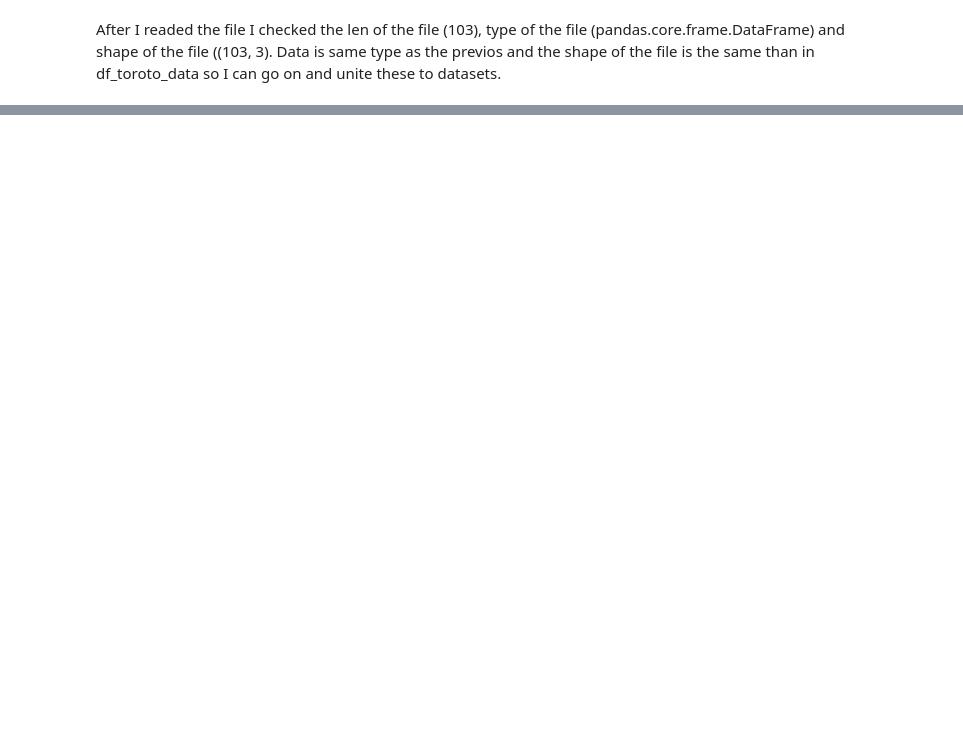
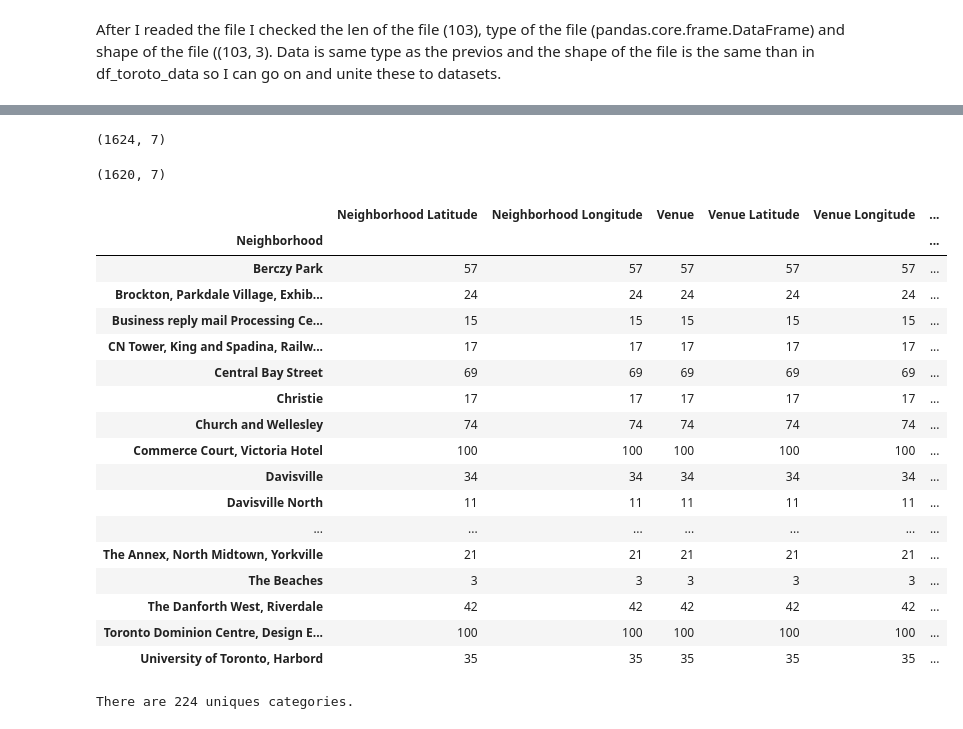
Before and after one commit to Joor83/Coursera_Capstone, a Jupyter notebook: Segmenting and Clustering Neighborhoods in Toronto.ipynb, the cells around one changed output, grey strips where cells are left out. Drawn from its saved outputs; the diff is of its cells as text; code cells hidden in the pictures; blank space fills up the shorter version.

```diff
--- a/Segmenting and Clustering Neighborhoods in Toronto.ipynb
+++ b/Segmenting and Clustering Neighborhoods in Toronto.ipynb
@@ -72,0 +212,5 @@ df_data_toronto.head(12)
+# %%
+# now I will send the GET request !!!! MIKSI TUOTA JSON JUTTUA KÄYTETÄÄN TÄSSÄ?
+
+results = requests.get(url).json()
+results
@@ -76,0 +376,41 @@ print(df_data_toronto.shape)
+# %%
+#shape on orginal dataset
+toronto_central_venues.shape
+# %% [output]
+(1624, 7)
+# %%
+#cleanin out of venues the category Neighbourhood and gettin cleaner dataset to continue whit
+
+toronto_central_venues = toronto_central_venues[toronto_central_venues['Venue Category']!='Neighborhood']
+toronto_central_venues.shape
+# %% [output]
+(1620, 7)
+# %%
+# now I will goupby and count venues in each neigborhoods
+
+toronto_central_venues.groupby('Neighborhood').count()
+# %% [output]
+|  | Neighborhood Latitude | Neighborhood Longitude | Venue | Venue Latitude | Venue Longitude | ... |
+| Neighborhood |  |  |  |  |  | ... |
+| Berczy Park | 57 | 57 | 57 | 57 | 57 | ... |
+| Brockton, Parkdale Village, Exhib... | 24 | 24 | 24 | 24 | 24 | ... |
+| Business reply mail Processing Ce... | 15 | 15 | 15 | 15 | 15 | ... |
+| CN Tower, King and Spadina, Railw... | 17 | 17 | 17 | 17 | 17 | ... |
+| Central Bay Street | 69 | 69 | 69 | 69 | 69 | ... |
+| Christie | 17 | 17 | 17 | 17 | 17 | ... |
+| Church and Wellesley | 74 | 74 | 74 | 74 | 74 | ... |
+| Commerce Court, Victoria Hotel | 100 | 100 | 100 | 100 | 100 | ... |
+| Davisville | 34 | 34 | 34 | 34 | 34 | ... |
+| Davisville North | 11 | 11 | 11 | 11 | 11 | ... |
+| ... | ... | ... | ... | ... | ... | ... |
+| The Annex, North Midtown, Yorkville | 21 | 21 | 21 | 21 | 21 | ... |
+| The Beaches | 3 | 3 | 3 | 3 | 3 | ... |
+| The Danforth West, Riverdale | 42 | 42 | 42 | 42 | 42 | ... |
+| Toronto Dominion Centre, Design E... | 100 | 100 | 100 | 100 | 100 | ... |
+| University of Toronto, Harbord | 35 | 35 | 35 | 35 | 35 | ... |
+# %%
+# now i calculate how many unique categories does the dataframe include
+
+print('There are {} uniques categories.'.format(len(toronto_central_venues['Venue Category'].unique())))
+# %% [output]
+There are 224 uniques categories.
```
Also changed, not shown: parts of 55 cells of this notebook.
